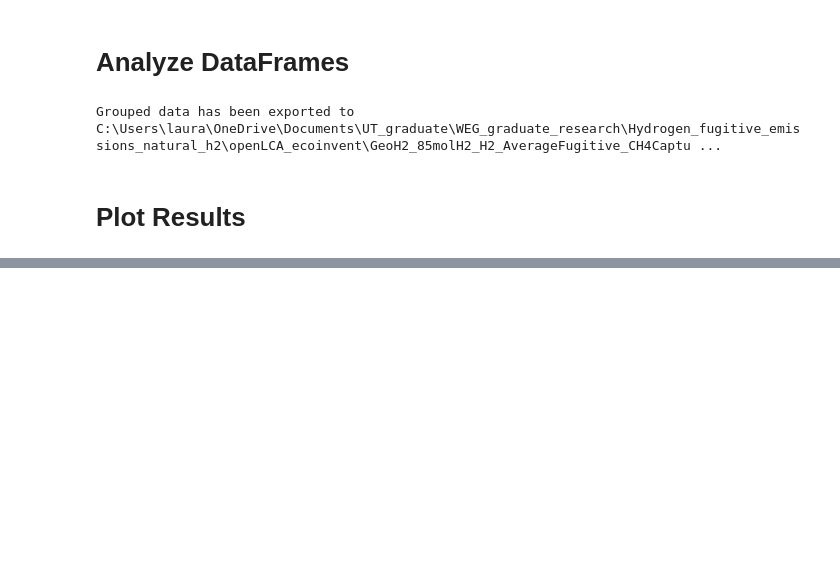
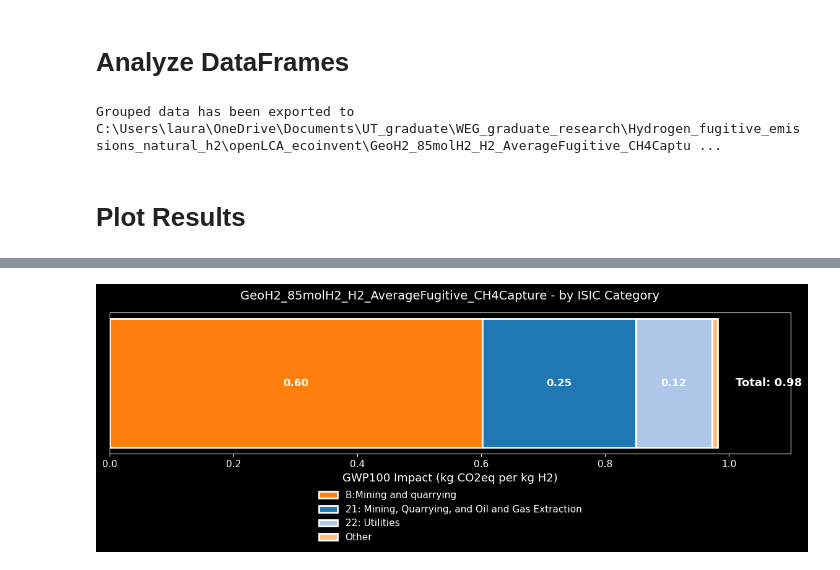
Before and after one commit to Lauvera132/openLCA, a Jupyter notebook: openLCA_LCIA_results_vis.ipynb, the cells around one changed output, grey strips where cells are left out. Drawn from its saved outputs; the diff is of its cells as text; code cells hidden in the pictures; blank space fills up the shorter version.

```diff
--- a/openLCA_LCIA_results_vis.ipynb
+++ b/openLCA_LCIA_results_vis.ipynb
@@ -260,0 +309,70 @@ plt.show()
+# %%
+# Simplified horizontal bar plot with segments in descending order for grouped_isic_other_df
+plt.figure(figsize=(12, 5))
+plt.style.use('dark_background')
+
+# Sort the DataFrame by impact values in descending order
+grouped_isic_other_df.sort_values(by='GWP100_Impact_Value_kg_CO2eq', ascending=False, inplace=True)
+
+colors = plt.cm.tab20.colors
+cumulative_width = 0
+bar_height = 0.3
+
+for i, row in grouped_isic_other_df.iterrows():
+    isic_category = row['ISIC_Category_Section']
+    value = row['GWP100_Impact_Value_kg_CO2eq']
+    plt.barh(
+        y=0,
+        width=value,
+        left=cumulative_width,
+        height=bar_height,
+        color=colors[i % len(colors)],
+        edgecolor='white',
+        linewidth=2,
+        label=isic_category
+    )
+    # Add text for segments wide enough
+    if value > 0.05:
+        plt.text(
+            x=cumulative_width + value / 2,
+            y=0,
+            s=f'{value:.2f}',
+            va='center',
+            ha='center',
+            color='white',
+            fontsize=12,
+            fontweight='bold'
+        )
+    cumulative_width += value
+
+# Add total at the end
+plt.text(
+    x=cumulative_width + 0.03 * cumulative_width,
+    y=0,
+    s=f'Total: {cumulative_width:.2f}',
+    va='center',
+    ha='left',
+    color='white',
+    fontsize=13,
+    fontweight='bold'
+)
+
+plt.xlabel('GWP100 Impact (kg CO2eq per kg H2)', fontsize=13, color='white')
+plt.title(f'{product_system_name_simplified} - by ISIC Category', fontsize=14, color='white', pad=15)
+plt.xticks(color='white', fontsize=11)
+plt.yticks([])
+
+plt.xlim(0, cumulative_width * 1.12)
+
+plt.legend(
+    loc='upper center',
+    bbox_to_anchor=(0.5, -0.2),
+    ncol=1,
+    fontsize=11,
+    frameon=False
+)
+
+plt.tight_layout(pad=2)
+plt.show()
+# %% [output]
+[figure, added]
```
Also changed, not shown: parts of 5 cells of this notebook.
